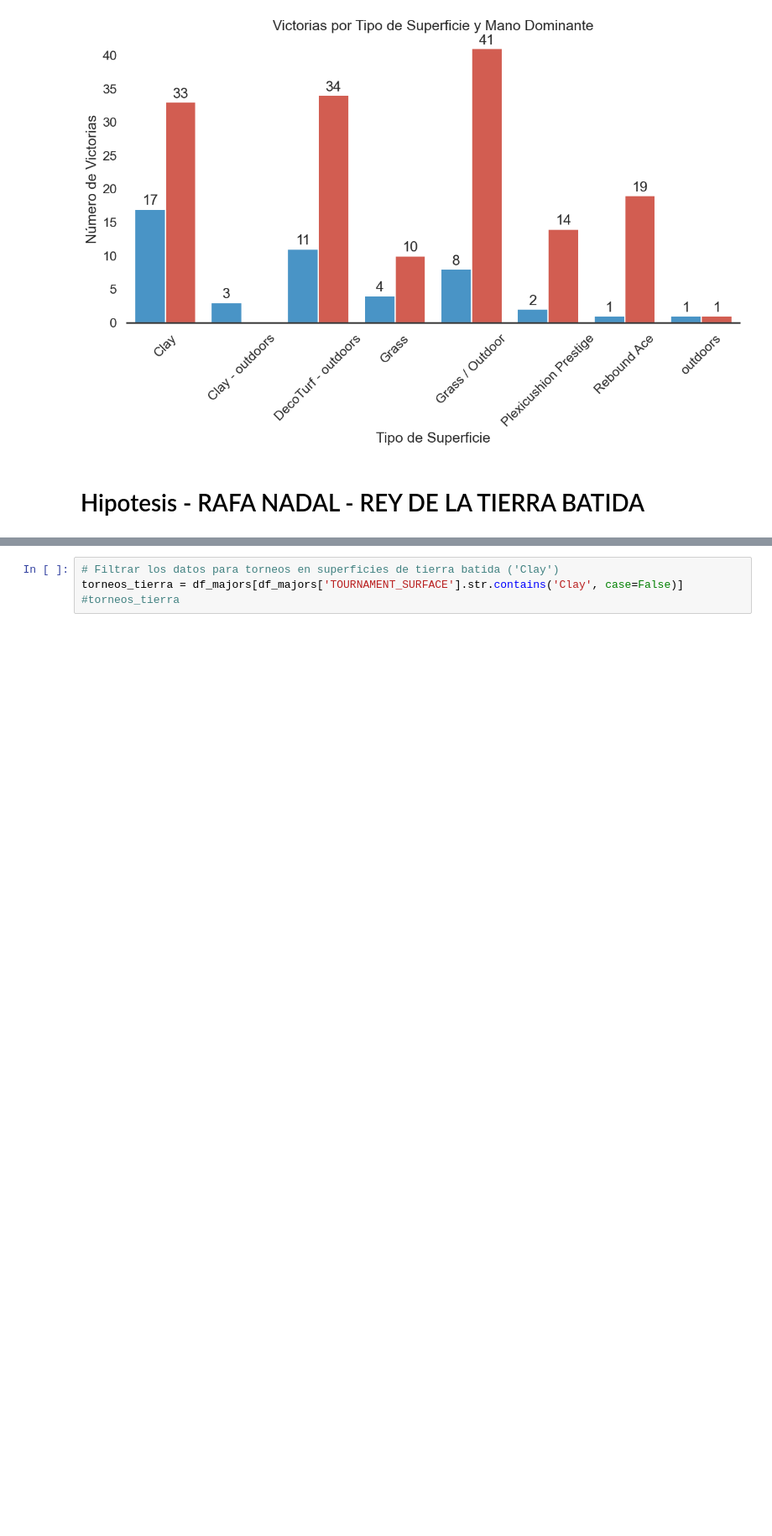
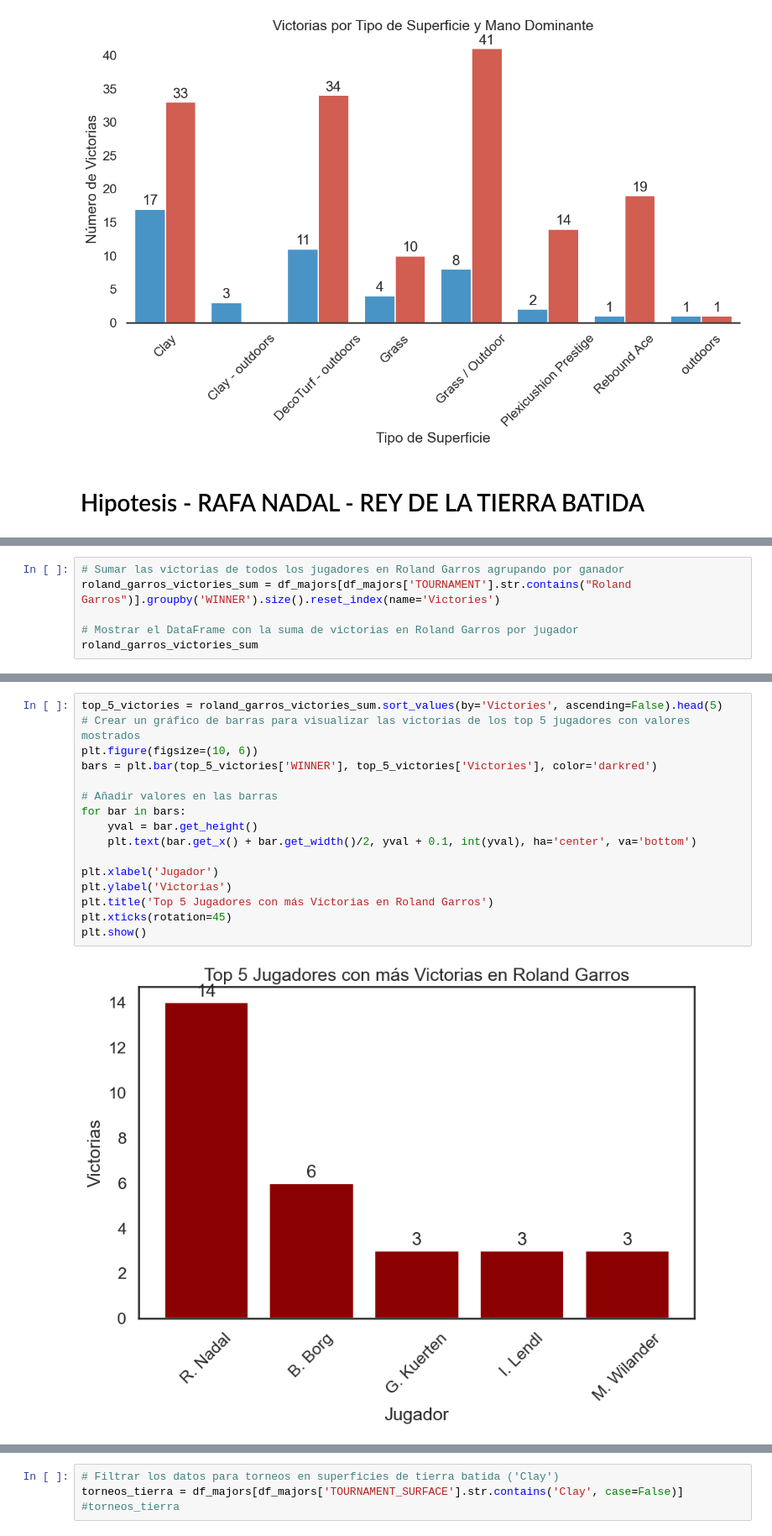
Before and after one commit to Lokhy87/EDA_entrega, a Jupyter notebook: Limpieza.ipynb, the cells around one changed output, grey strips where cells are left out. Shown at 84% size. Cells and saved outputs as stored; diff of their text form; blank space fills up the shorter version.

```diff
--- a/Limpieza.ipynb
+++ b/Limpieza.ipynb
@@ -1133,0 +1159,6 @@ plt.show()
+# %%
+# Sumar las victorias de todos los jugadores en Roland Garros agrupando por ganador
+roland_garros_victories_sum = df_majors[df_majors['TOURNAMENT'].str.contains("Roland Garros")].groupby('WINNER').size().reset_index(name='Victories')
+
+# Mostrar el DataFrame con la suma de victorias en Roland Garros por jugador
+roland_garros_victories_sum
@@ -1133,0 +1183,18 @@ plt.show()
+# %%
+top_5_victories = roland_garros_victories_sum.sort_values(by='Victories', ascending=False).head(5)
+# Crear un gráfico de barras para visualizar las victorias de los top 5 jugadores con valores mostrados
+plt.figure(figsize=(10, 6))
+bars = plt.bar(top_5_victories['WINNER'], top_5_victories['Victories'], color='darkred')
+
+# Añadir valores en las barras
+for bar in bars:
+    yval = bar.get_height()
+    plt.text(bar.get_x() + bar.get_width()/2, yval + 0.1, int(yval), ha='center', va='bottom')
+
+plt.xlabel('Jugador')
+plt.ylabel('Victorias')
+plt.title('Top 5 Jugadores con más Victorias en Roland Garros')
+plt.xticks(rotation=45)
+plt.show()
+# %% [output]
+[figure, added]
```
Also changed, not shown: parts of 12 cells of this notebook.
